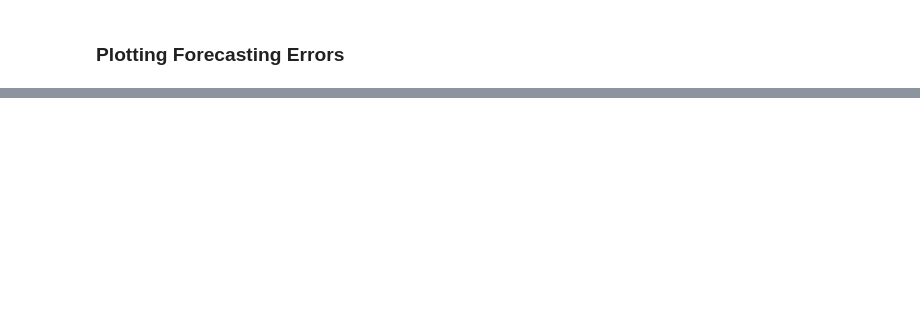
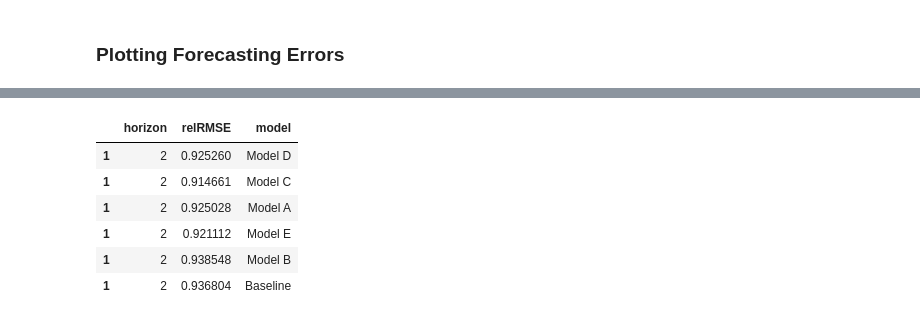
Before and after one commit to ChristopherLiew/Crypto-Uncertainty-Index, a Jupyter notebook: forecasting/ts_analysis/time_series_plots.ipynb, the cells around one changed output, grey strips where cells are left out. Saved outputs shown, nothing was run; the diff lists cells and outputs as text; code cells hidden in the pictures; blank space fills up the shorter version.

```diff
--- a/forecasting/ts_analysis/time_series_plots.ipynb
+++ b/forecasting/ts_analysis/time_series_plots.ipynb
@@ -345,0 +454,10 @@ mape_errors_plot
+# %%
+rel_rmse_df[rel_rmse_df["horizon"] == 2]
+# %% [output]
+|  | horizon | relRMSE | model |
+| 1 | 2 | 0.925260 | Model D |
+| 1 | 2 | 0.914661 | Model C |
+| 1 | 2 | 0.925028 | Model A |
+| 1 | 2 | 0.921112 | Model E |
+| 1 | 2 | 0.938548 | Model B |
+| 1 | 2 | 0.936804 | Baseline |
```
Also changed, not shown: parts of 19 cells of this notebook, 18 other files.
